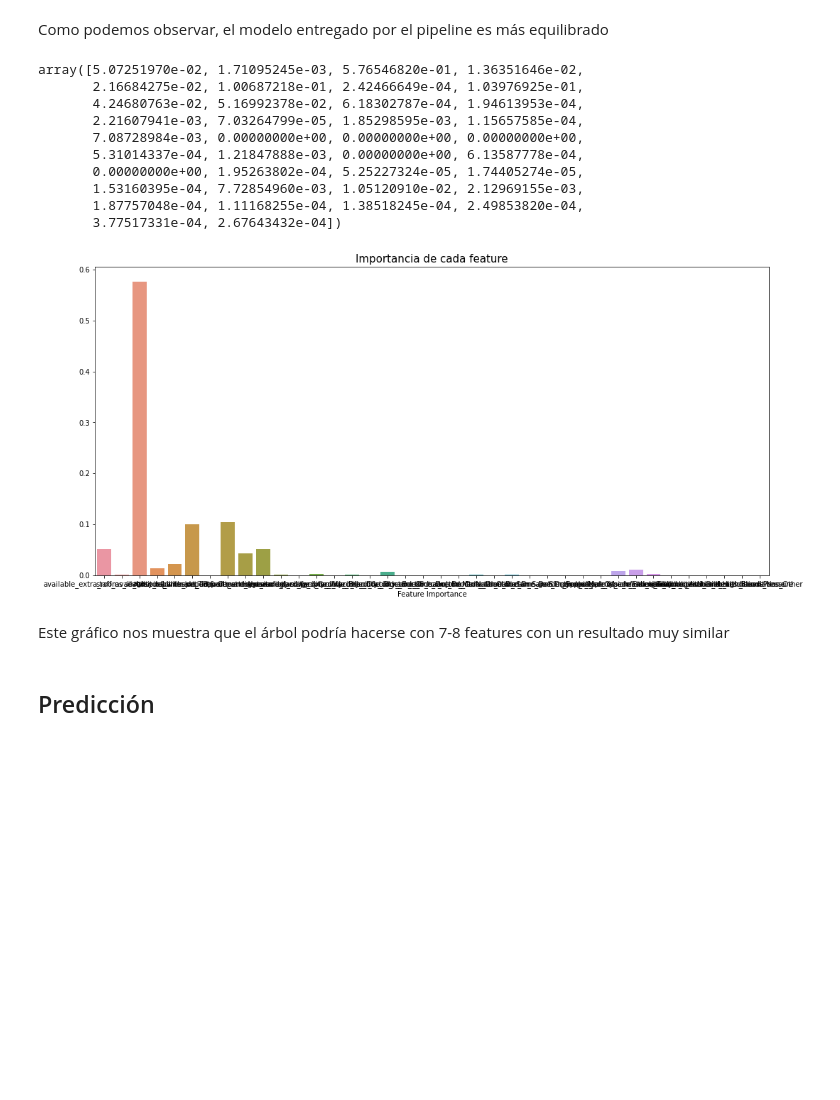
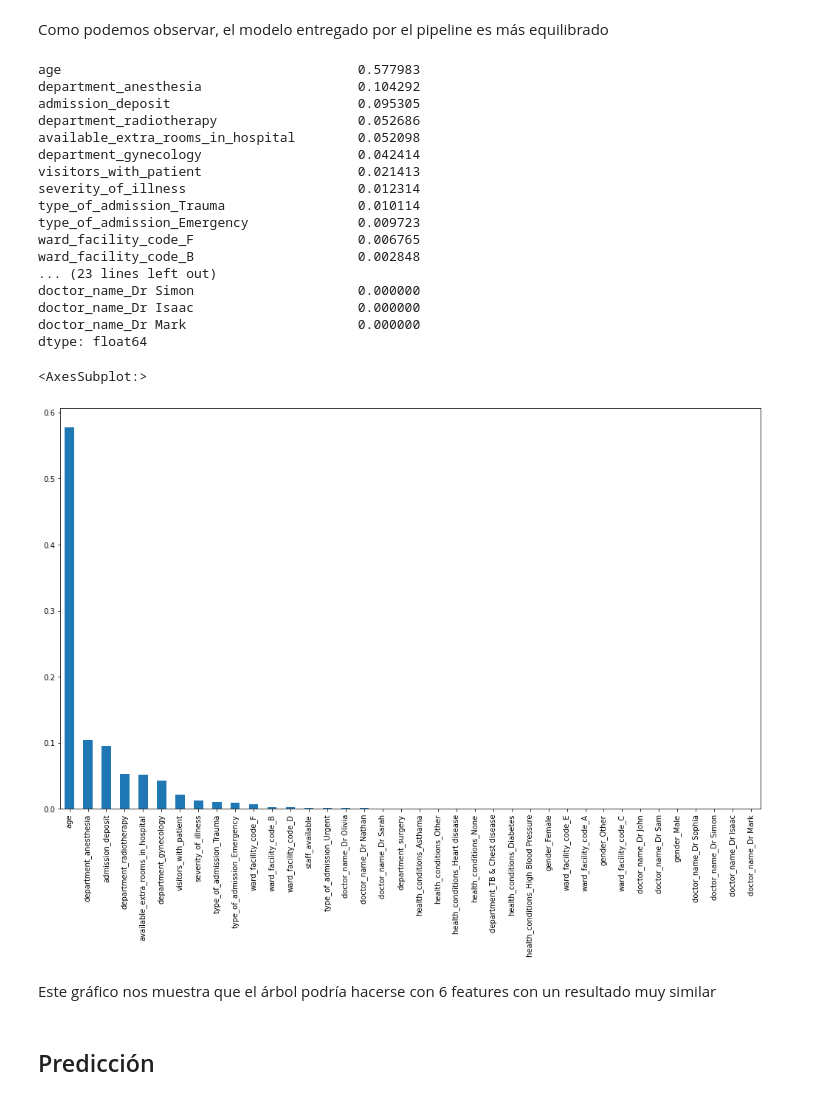
Before and after one commit to fernandezguille/PI02_Machine_Learning-Datathon, a Jupyter notebook: Modelo ML.ipynb, the cells around one changed output. Drawn from its saved outputs; the diff is of its cells as text; code cells hidden in the pictures; blank space fills up the shorter version.

```diff
--- a/Modelo ML.ipynb
+++ b/Modelo ML.ipynb
@@ -410,31 +413,33 @@ array([[26789, 12016],
 Como podemos observar, el modelo entregado por el pipeline es más equilibrado
 # %%
 # Como adicional, queremos saber qué features fueron las que le sirvieron al árbol, y cuáles se podrían haber eliminado
-clf.feature_importances_
+pd.Series(clf.feature_importances_, index = X_Test.columns).sort_values(ascending = False)
 # %% [output]
-array([5.07251970e-02, 1.71095245e-03, 5.76546820e-01, 1.36351646e-02,
-       2.16684275e-02, 1.00687218e-01, 2.42466649e-04, 1.03976925e-01,
-       4.24680763e-02, 5.16992378e-02, 6.18302787e-04, 1.94613953e-04,
-       2.21607941e-03, 7.03264799e-05, 1.85298595e-03, 1.15657585e-04,
-       7.08728984e-03, 0.00000000e+00, 0.00000000e+00, 0.00000000e+00,
-       5.31014337e-04, 1.21847888e-03, 0.00000000e+00, 6.13587778e-04,
-       0.00000000e+00, 1.95263802e-04, 5.25227324e-05, 1.74405274e-05,
-       1.53160395e-04, 7.72854960e-03, 1.05120910e-02, 2.12969155e-03,
-       1.87757048e-04, 1.11168255e-04, 1.38518245e-04, 2.49853820e-04,
-       3.77517331e-04, 2.67643432e-04])
+age                                      0.577983
+department_anesthesia                    0.104292
+admission_deposit                        0.095305
+department_radiotherapy                  0.052686
+available_extra_rooms_in_hospital        0.052098
+department_gynecology                    0.042414
+visitors_with_patient                    0.021413
+severity_of_illness                      0.012314
+type_of_admission_Trauma                 0.010114
+type_of_admission_Emergency              0.009723
+ward_facility_code_F                     0.006765
+ward_facility_code_B                     0.002848
+... (23 lines left out)
+doctor_name_Dr Simon                     0.000000
+doctor_name_Dr Isaac                     0.000000
+doctor_name_Dr Mark                      0.000000
+dtype: float64
-# %%
-# Ploteamos la importancia de los atributos elegidos a la hora de hacer la predicción
-plt.figure(figsize = (17,8))
-importances = clf.feature_importances_
-columns = X.columns
-sns.barplot(x = columns, y = importances)
-plt.xlabel("Feature Importance")
-plt.title('Importancia de cada feature', fontsize = 15)
-plt.show()
-# %% [output]
-[figure, removed]
+# %%
+# Ploteamos la importancia de los atributos elegidos a la hora de hacer la predicción
+pd.Series(clf.feature_importances_, index = X_Test.columns).sort_values(ascending = False).plot(kind = 'bar', figsize = (17,10))
+# %% [output]
+<AxesSubplot:>
+[figure, added]
 # %% [markdown]
-Este gráfico nos muestra que el árbol podría hacerse con 7-8 features con un resultado muy similar
+Este gráfico nos muestra que el árbol podría hacerse con 6 features con un resultado muy similar
 # %% [markdown]
 ## Predicción
 # %%
```
Also changed, not shown: parts of 18 cells of this notebook, 2 other files.
